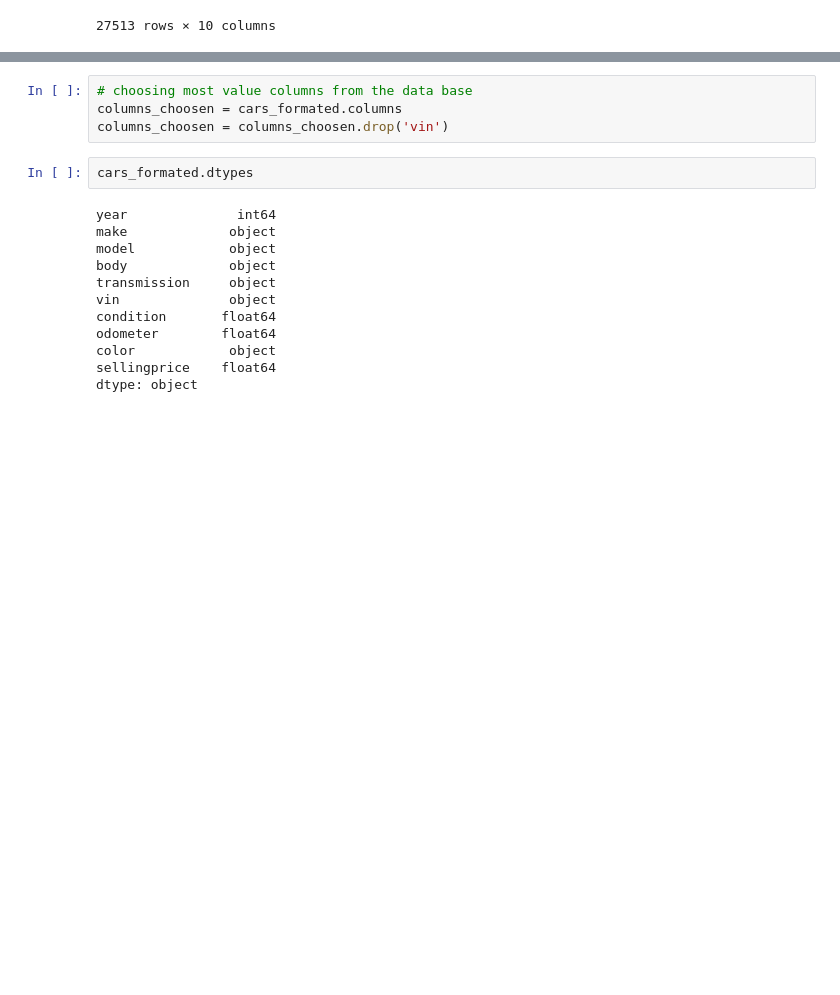
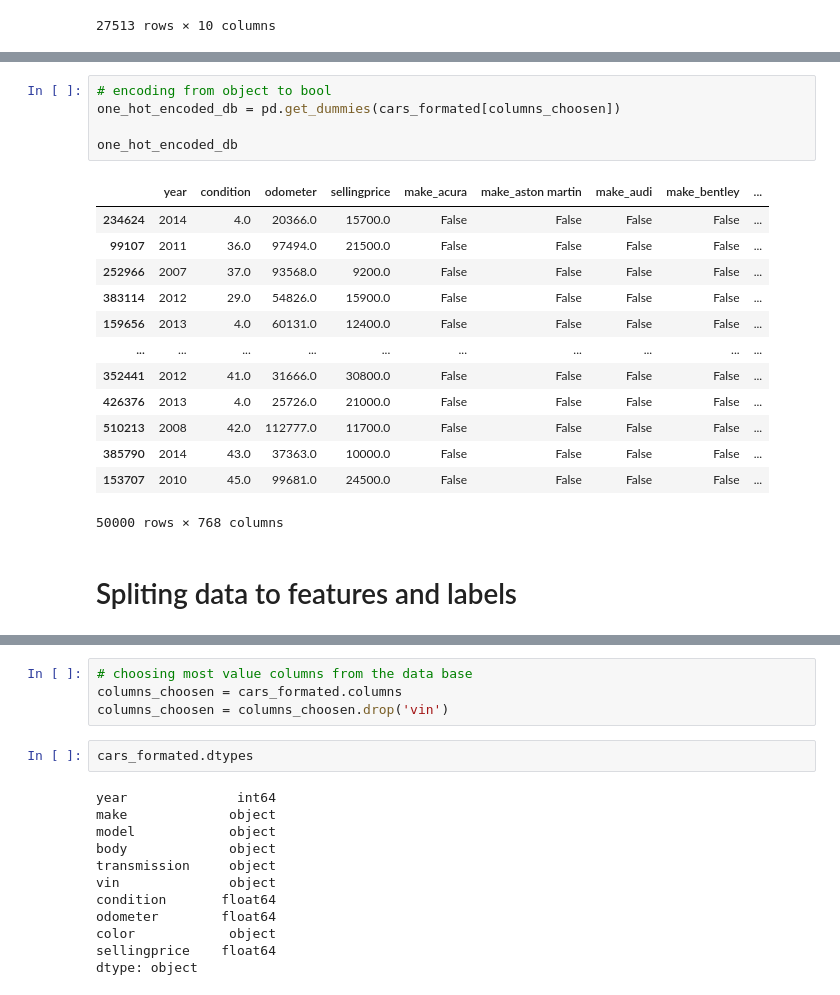
Before and after one commit to Mikaelow/Kaggle, a Jupyter notebook: car_predicting_price.ipynb, the cells around one changed output, grey strips where cells are left out. Saved outputs shown, nothing was run; the diff lists cells and outputs as text; blank space fills up the shorter version.

```diff
--- a/car_predicting_price.ipynb
+++ b/car_predicting_price.ipynb
@@ -41,0 +87,21 @@ cars_formated
+# %%
+# encoding from object to bool
+one_hot_encoded_db = pd.get_dummies(cars_formated[columns_choosen])
+
+one_hot_encoded_db
+# %% [output]
+|  | year | condition | odometer | sellingprice | make_acura | make_aston martin | make_audi | make_bentley | ... |
+| 234624 | 2014 | 4.0 | 20366.0 | 15700.0 | False | False | False | False | ... |
+| 99107 | 2011 | 36.0 | 97494.0 | 21500.0 | False | False | False | False | ... |
+| 252966 | 2007 | 37.0 | 93568.0 | 9200.0 | False | False | False | False | ... |
+| 383114 | 2012 | 29.0 | 54826.0 | 15900.0 | False | False | False | False | ... |
+| 159656 | 2013 | 4.0 | 60131.0 | 12400.0 | False | False | False | False | ... |
+| ... | ... | ... | ... | ... | ... | ... | ... | ... | ... |
+| 352441 | 2012 | 41.0 | 31666.0 | 30800.0 | False | False | False | False | ... |
+| 426376 | 2013 | 4.0 | 25726.0 | 21000.0 | False | False | False | False | ... |
+| 510213 | 2008 | 42.0 | 112777.0 | 11700.0 | False | False | False | False | ... |
+| 385790 | 2014 | 43.0 | 37363.0 | 10000.0 | False | False | False | False | ... |
+| 153707 | 2010 | 45.0 | 99681.0 | 24500.0 | False | False | False | False | ... |
+50000 rows × 768 columns
+# %% [markdown]
+# Spliting data to features and labels
```
Also changed, not shown: parts of 39 cells of this notebook.
